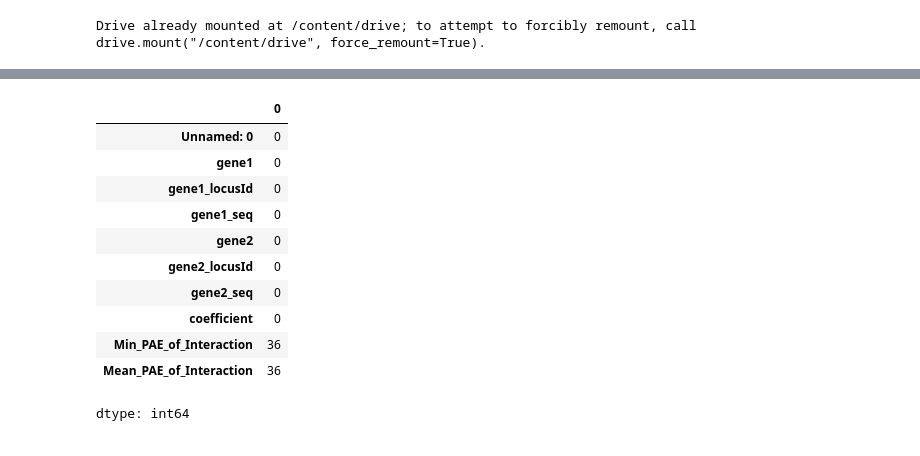
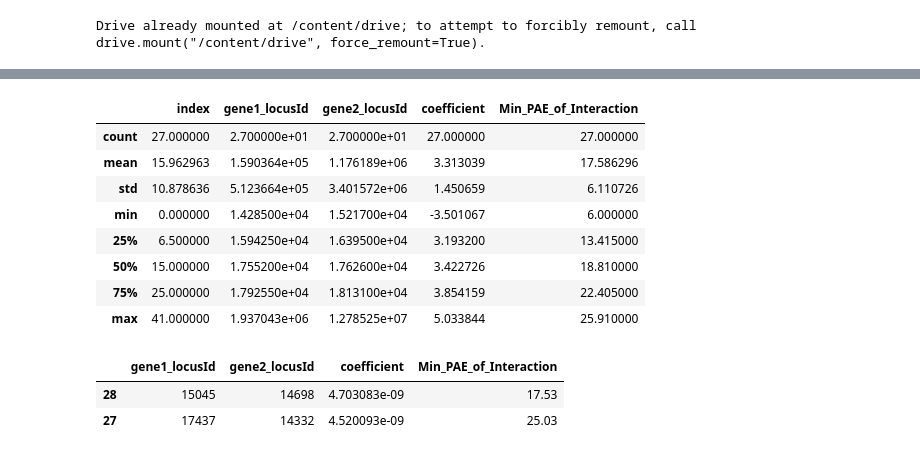
Before and after one commit to MayunaGupta/FitnessMap, a Jupyter notebook: Get_min_PAE_interaction_Alphafold_prediction.ipynb, the cells around one changed output, grey strips where cells are left out. Saved outputs shown, nothing was run; the diff lists cells and outputs as text; code cells hidden in the pictures.

```diff
--- a/Get_min_PAE_interaction_Alphafold_prediction.ipynb
+++ b/Get_min_PAE_interaction_Alphafold_prediction.ipynb
@@ -92,0 +103,20 @@ Mean PAE between chains: 2.28
+# %%
+#This function is to obtain min PAE values from the outputs obtained on the AlphaFold server (https://alphafoldserver.com/)
+#Not that this does not calculate mean PAEs-- if you want to add this calculation, you'll need to add code to use the PAE matrix file instead of the summary_confidences file, in the same way that the get_pae() function analyzed the AlphaFold 2 PAE matrix
+
+
+def get_AF_server_minPAE(parent_folder_path):
+  min_paes = []
+  for item in os.listdir(parent_folder_path):
+      if "summary_confidences_" in item:
+        print(item)
+        output_path = os.path.join(parent_folder_path,item)
+        f = open(output_path)
+        data = json.load(f)
+        pair_pae = data["chain_pair_pae_min"]
+        min_paes.append(pair_pae[0][1])
+        min_paes.append(pair_pae[1][0])
+  if len(min_paes) != 10:
+    print(f"wrong number of summary_confidences files:{len(min_paes)/2}")
+  to_add = min(min_paes)
+  return(to_add)
@@ -113,16 +238,30 @@ testgenes
-# %%
-testgenes.isnull().sum()
-# %% [output]
-|  | 0 |
-| Unnamed: 0 | 0 |
-| gene1 | 0 |
-| gene1_locusId | 0 |
-| gene1_seq | 0 |
-| gene2 | 0 |
-| gene2_locusId | 0 |
-| gene2_seq | 0 |
-| coefficient | 0 |
-| Min_PAE_of_Interaction | 36 |
-| Mean_PAE_of_Interaction | 36 |
-dtype: int64
+# %%
+top_hits = testgenes.copy()
+low_hits = testgenes.loc[27:28,:]
+
+top_hits.drop(27, inplace = True)
+top_hits.drop(28, inplace = True)
+top_hits_display = top_hits[["gene1_locusId","gene2_locusId","coefficient","Min_PAE_of_Interaction"]].sort_values(by=["Min_PAE_of_Interaction"])
+
+low_hits_display = low_hits[["gene1_locusId","gene2_locusId","coefficient","Min_PAE_of_Interaction"]].sort_values(by=["Min_PAE_of_Interaction"])
+
+
+
+top_hits.describe()
+# %% [output]
+|  | index | gene1_locusId | gene2_locusId | coefficient | Min_PAE_of_Interaction |
+| count | 27.000000 | 2.700000e+01 | 2.700000e+01 | 27.000000 | 27.000000 |
+| mean | 15.962963 | 1.590364e+05 | 1.176189e+06 | 3.313039 | 17.586296 |
+| std | 10.878636 | 5.123664e+05 | 3.401572e+06 | 1.450659 | 6.110726 |
+| min | 0.000000 | 1.428500e+04 | 1.521700e+04 | -3.501067 | 6.000000 |
+| 25% | 6.500000 | 1.594250e+04 | 1.639500e+04 | 3.193200 | 13.415000 |
+| 50% | 15.000000 | 1.755200e+04 | 1.762600e+04 | 3.422726 | 18.810000 |
+| 75% | 25.000000 | 1.792550e+04 | 1.813100e+04 | 3.854159 | 22.405000 |
+| max | 41.000000 | 1.937043e+06 | 1.278525e+07 | 5.033844 | 25.910000 |
+# %%
+low_hits_display
+# %% [output]
+|  | gene1_locusId | gene2_locusId | coefficient | Min_PAE_of_Interaction |
+| 28 | 15045 | 14698 | 4.703083e-09 | 17.53 |
+| 27 | 17437 | 14332 | 4.520093e-09 | 25.03 |
 # %%
```
Also changed, not shown: parts of 7 cells of this notebook.
